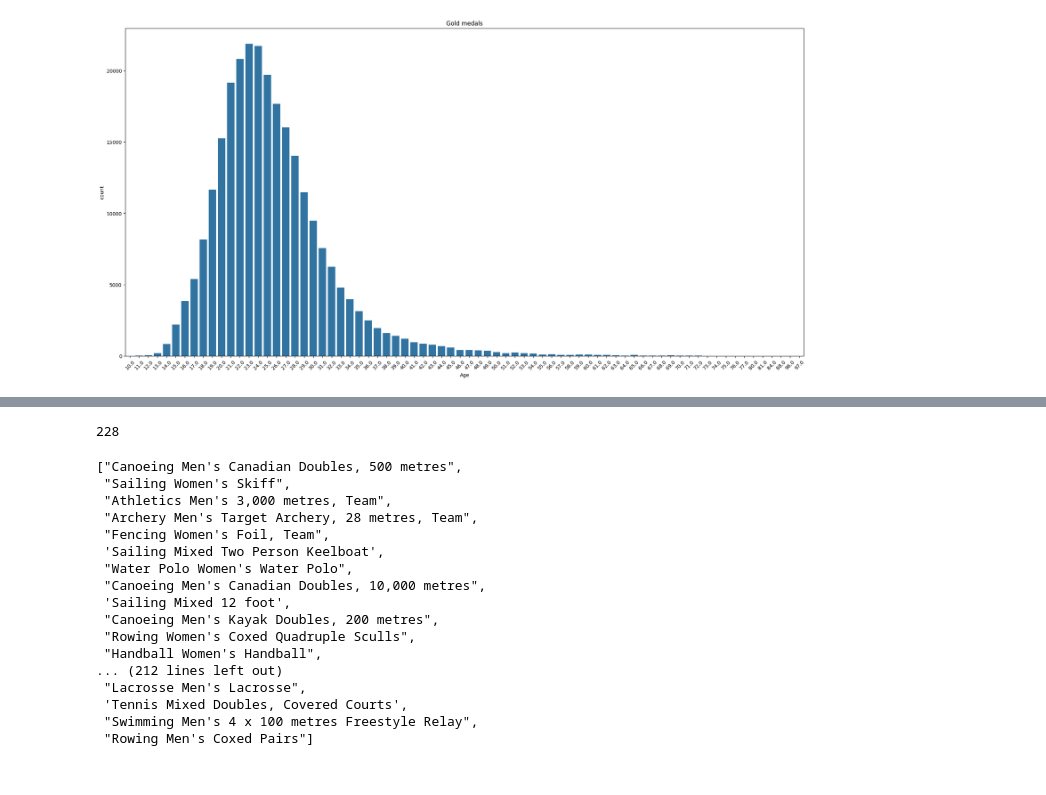
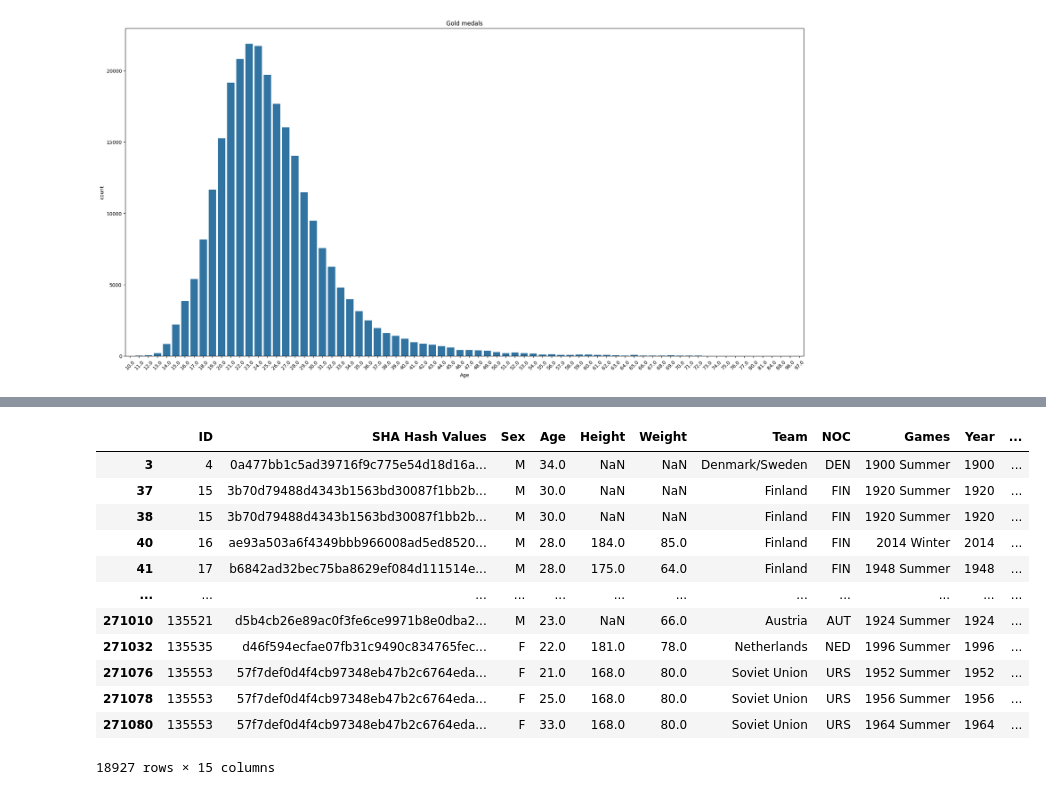
Before and after one commit to n00rp/Project_Olympic, a Jupyter notebook: Individuella filer/individuell_fil_EcE.ipynb, the cells around one changed output, grey strips where cells are left out. Drawn from its saved outputs; the diff is of its cells as text; code cells hidden in the pictures.

```diff
--- a/Individuella filer/individuell_fil_EcE.ipynb
+++ b/Individuella filer/individuell_fil_EcE.ipynb
@@ -149,50 +128,0 @@ ValueError: Could not interpret value `Year` for `x`. An entry with this name do
-# %%
-ethlete_df = df
-
-# Ny kolumn
-ethlete_df['Got_medal'] = np.where(ethlete_df['Medal'].isna(), 0, 1)
-# ethlete_df['Got_medal'] = ethlete_df['Got_medal'].astype(bool)
-
-# Tar ut alla guld som delats ut på ett event på samma år för att försöka identifiera lag sporter
-team_events = pd.pivot_table(ethlete_df, index = ['Team', 'Year', 'Event'], columns = 'Medal', values = 'Got_medal',
-                             aggfunc = 'sum', fill_value = 0).reset_index()
-
-team_events = team_events.loc[team_events['Gold'] > 1, :]
-team_sports = team_events['Event'].unique()
-
-
-# Tar bort solo sporter som råkade följa med i filtreringen
-remove_sports = ["Gymnastics Women's Balance Beam", "Gymnastics Men's Horizontal Bar",
-                 "Swimming Women's 100 metres Freestyle", "Swimming Men's 50 metres Freestyle"]
-team_sports = list(set(team_sports) - set(remove_sports))
-print(len(team_sports))
-team_sports
-# # Skapar en ny kolumn som visar om en sport är en lagsport eller inte
-# ethlete_df['isTeamSport'] = np.where(ethlete_df['Event'].map(lambda x: x in team_sports), 1, 0)
-# # ethlete_df['isTeamSport'] = ethlete_df['isTeamSport'].astype(bool)
-# ethlete_df
-
-# # Räknar ut hur många guld solo sporter har
-# Total_Medal_Individual = ethlete_df.query("Season=='Summer' & isTeamSport==0 & Got_medal==1").value_counts(['Team','Medal'])\
-#                 .reset_index().pivot(index = 'Team', columns = 'Medal', values = 0).fillna(0)
-# Total_Medal_Individual = Total_Medal_Individual[['Gold','Silver','Bronze']]
-# Total_Medal_Individual
-# %% [output]
-228
-["Canoeing Men's Canadian Doubles, 500 metres",
- "Sailing Women's Skiff",
- "Athletics Men's 3,000 metres, Team",
- "Archery Men's Target Archery, 28 metres, Team",
- "Fencing Women's Foil, Team",
- 'Sailing Mixed Two Person Keelboat',
- "Water Polo Women's Water Polo",
- "Canoeing Men's Canadian Doubles, 10,000 metres",
- 'Sailing Mixed 12 foot',
- "Canoeing Men's Kayak Doubles, 200 metres",
- "Rowing Women's Coxed Quadruple Sculls",
- "Handball Women's Handball",
-... (212 lines left out)
- "Lacrosse Men's Lacrosse",
- 'Tennis Mixed Doubles, Covered Courts',
- "Swimming Men's 4 x 100 metres Freestyle Relay",
- "Rowing Men's Coxed Pairs"]
@@ -204,0 +145,23 @@ fig.show()
+# %%
+# Filtrering på alla dubletter som förekommer av valda kolumner
+temp_df = df.dropna(subset=["Medal"])
+temp_df = df.drop_duplicates(subset=["Team","NOC","Games","Year","City","Sport","Event","Medal"])
+
+
+# Droppar alla nan i medaljkolumnen, listar alla länder
+cleaned_df =temp_df.dropna(subset=["Medal"])
+cleaned_df
+# %% [output]
+|  | ID | SHA Hash Values | Sex | Age | Height | Weight | Team | NOC | Games | Year | ... |
+| 3 | 4 | 0a477bb1c5ad39716f9c775e54d18d16a... | M | 34.0 | NaN | NaN | Denmark/Sweden | DEN | 1900 Summer | 1900 | ... |
+| 37 | 15 | 3b70d79488d4343b1563bd30087f1bb2b... | M | 30.0 | NaN | NaN | Finland | FIN | 1920 Summer | 1920 | ... |
+| 38 | 15 | 3b70d79488d4343b1563bd30087f1bb2b... | M | 30.0 | NaN | NaN | Finland | FIN | 1920 Summer | 1920 | ... |
+| 40 | 16 | ae93a503a6f4349bbb966008ad5ed8520... | M | 28.0 | 184.0 | 85.0 | Finland | FIN | 2014 Winter | 2014 | ... |
+| 41 | 17 | b6842ad32bec75ba8629ef084d111514e... | M | 28.0 | 175.0 | 64.0 | Finland | FIN | 1948 Summer | 1948 | ... |
+| ... | ... | ... | ... | ... | ... | ... | ... | ... | ... | ... | ... |
+| 271010 | 135521 | d5b4cb26e89ac0f3fe6ce9971b8e0dba2... | M | 23.0 | NaN | 66.0 | Austria | AUT | 1924 Summer | 1924 | ... |
+| 271032 | 135535 | d46f594ecfae07fb31c9490c834765fec... | F | 22.0 | 181.0 | 78.0 | Netherlands | NED | 1996 Summer | 1996 | ... |
+| 271076 | 135553 | 57f7def0d4f4cb97348eb47b2c6764eda... | F | 21.0 | 168.0 | 80.0 | Soviet Union | URS | 1952 Summer | 1952 | ... |
+| 271078 | 135553 | 57f7def0d4f4cb97348eb47b2c6764eda... | F | 25.0 | 168.0 | 80.0 | Soviet Union | URS | 1956 Summer | 1956 | ... |
+| 271080 | 135553 | 57f7def0d4f4cb97348eb47b2c6764eda... | F | 33.0 | 168.0 | 80.0 | Soviet Union | URS | 1964 Summer | 1964 | ... |
+18927 rows × 15 columns
```
Also changed, not shown: parts of 7 cells of this notebook.
